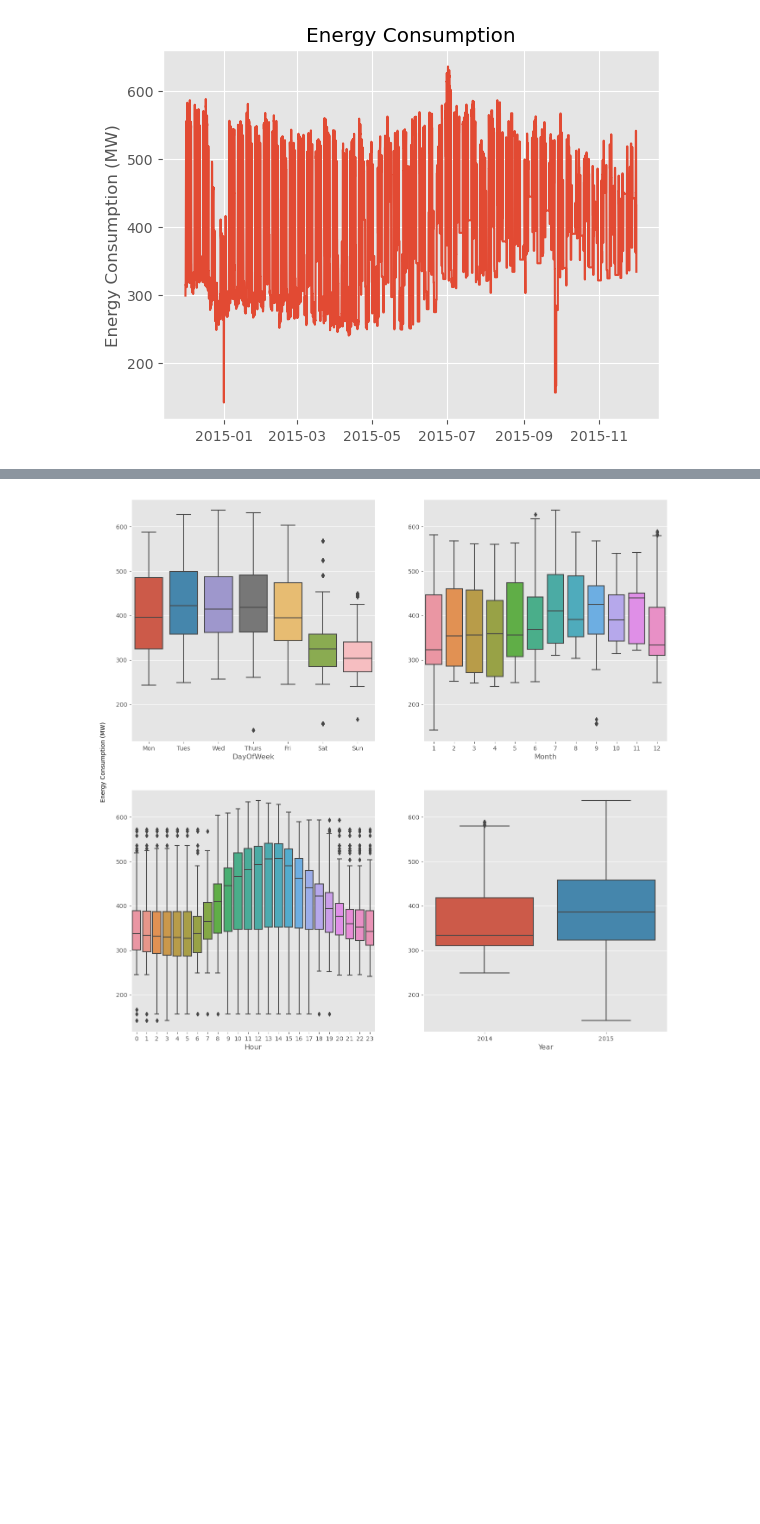
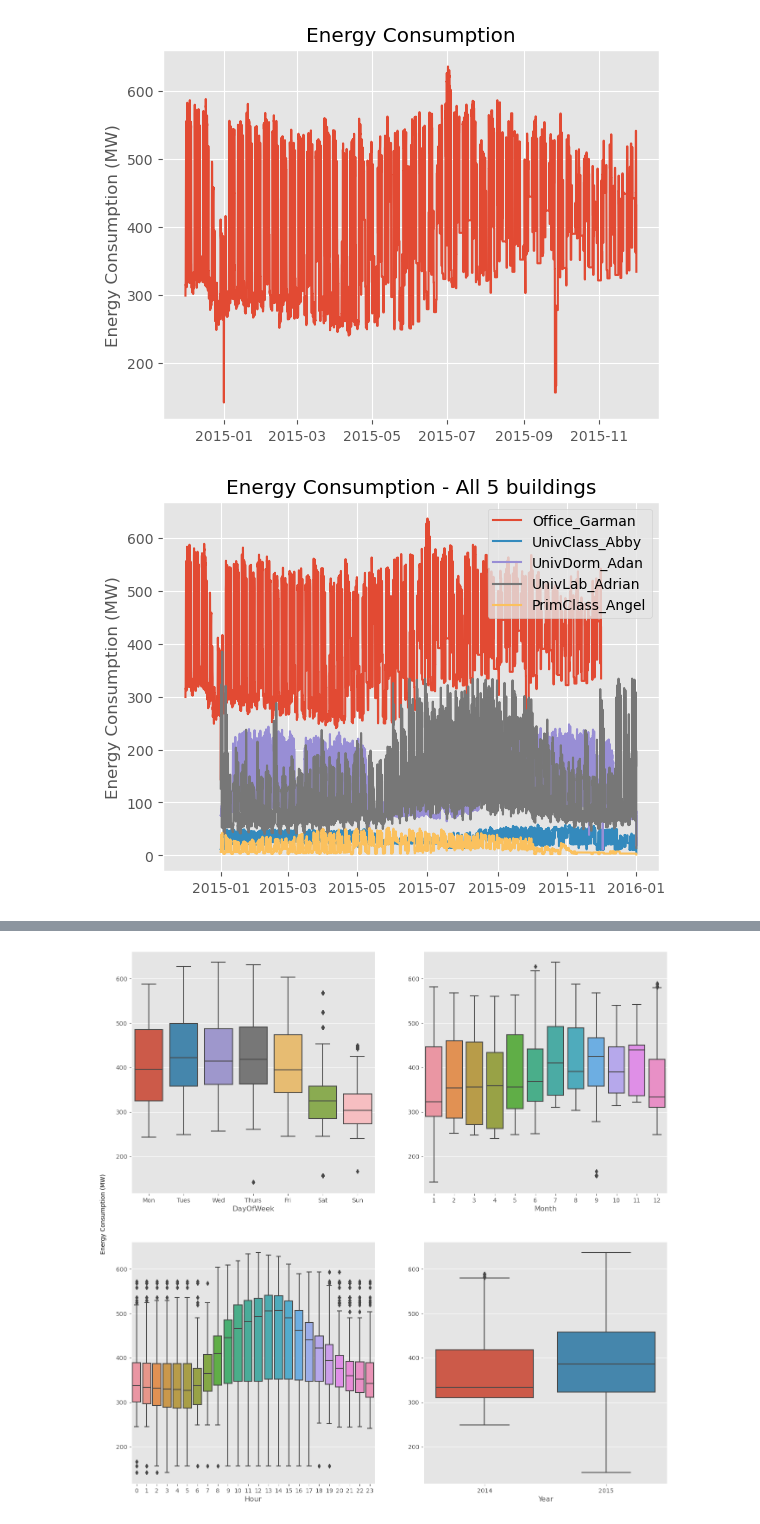
Before and after one commit to climaco-sarmiento/my-phd-project, a Jupyter notebook: model-studies/AR4.ipynb, the cells around one changed output, grey strips where cells are left out. Cells and saved outputs as stored; diff of their text form; code cells hidden in the pictures; blank space fills up the shorter version.

```diff
--- a/model-studies/AR4.ipynb
+++ b/model-studies/AR4.ipynb
@@ -1,64 +1,76 @@
 # %%
 import numpy as np
 import pandas as pd
-import matplotlib
 import matplotlib.pyplot as plt
 import seaborn as sns
 # Set Plotting Styles
 plt.style.use('ggplot')
 
 
-# Read the data from CSV file
+# Read the data from CSV files
 
 # Office_Garman
-ogdf = pd.read_csv("Office_Garman.csv", index_col="timestamp", parse_dates=True)
+og_df = pd.read_csv("Office_Garman.csv", index_col="timestamp", parse_dates=True)
 # Remove duplicate entries
-ogdf = ogdf.drop_duplicates()
+og_df = og_df.drop_duplicates()
 # Set the frequency to hourly
-ogdf = ogdf.asfreq('H')
+og_df = og_df.asfreq('H')
 # Fill missing values using forward fill method
-ogdf = ogdf.fillna(method='ffill')
+og_df = og_df.fillna(method='ffill')
 
 # UnivClass_Abby
-ogdf = pd.read_csv("Office_Garman.csv", index_col="timestamp", parse_dates=True)
+uc_df = pd.read_csv("UnivClass_Abby.csv", index_col="timestamp", parse_dates=True)
 # Remove duplicate entries
-ogdf = ogdf.drop_duplicates()
+uc_df = uc_df.drop_duplicates()
 # Set the frequency to hourly
-ogdf = ogdf.asfreq('H')
+uc_df = uc_df.asfreq('H')
 # Fill missing values using forward fill method
-ogdf = ogdf.fillna(method='ffill')
+uc_df = uc_df.fillna(method='ffill')
 
 # UnivDorm_Adan
-ogdf = pd.read_csv("Office_Garman.csv", index_col="timestamp", parse_dates=True)
+ud_df = pd.read_csv("UnivDorm_Adan.csv", index_col="timestamp", parse_dates=True)
 # Remove duplicate entries
-ogdf = ogdf.drop_duplicates()
+ud_df = ud_df.drop_duplicates()
 # Set the frequency to hourly
-ogdf = ogdf.asfreq('H')
+ud_df = ud_df.asfreq('H')
 # Fill missing values using forward fill method
-ogdf = ogdf.fillna(method='ffill')
+ud_df = ud_df.fillna(method='ffill')
 
 # UnivLab_Adrian
-ogdf = pd.read_csv("Office_Garman.csv", index_col="timestamp", parse_dates=True)
+uv_df = pd.read_csv("UnivLab_Adrian.csv", index_col="timestamp", parse_dates=True)
 # Remove duplicate entries
-ogdf = ogdf.drop_duplicates()
+uv_df = uv_df.drop_duplicates()
 # Set the frequency to hourly
-ogdf = ogdf.asfreq('H')
+uv_df = uv_df.asfreq('H')
 # Fill missing values using forward fill method
-ogdf = ogdf.fillna(method='ffill')
+uv_df = uv_df.fillna(method='ffill')
 
 # PrimClass_Angel
-ogdf = pd.read_csv("Office_Garman.csv", index_col="timestamp", parse_dates=True)
+pc_df = pd.read_csv("PrimClass_Angel.csv", index_col="timestamp", parse_dates=True)
 # Remove duplicate entries
-ogdf = ogdf.drop_duplicates()
+pc_df = pc_df.drop_duplicates()
 # Set the frequency to hourly
-ogdf = ogdf.asfreq('H')
+pc_df = pc_df.asfreq('H')
 # Fill missing values using forward fill method
-ogdf = ogdf.fillna(method='ffill')
+pc_df = pc_df.fillna(method='ffill')
 
-# Visualizing Energy Consumption Data
-plt.plot(ogdf.index, ogdf['Office_Garman'])
+# Visualizing Energy Consumption Data - Office_Garman
+plt.plot(og_df.index, og_df['Office_Garman'])
 plt.title('Energy Consumption')
 plt.ylabel('Energy Consumption (MW)')
 plt.show()
+
+# Visualizing Energy Consumption Data - all 5 buildings
+plt.plot(og_df.index, og_df['Office_Garman'], label='Office_Garman')
+plt.plot(uc_df.index, uc_df['UnivClass_Abby'], label='UnivClass_Abby')
+plt.plot(ud_df.index, ud_df['UnivDorm_Adan'], label='UnivDorm_Adan')
+plt.plot(uv_df.index, uv_df['UnivLab_Adrian'], label='UnivLab_Adrian')
+plt.plot(pc_df.index, pc_df['PrimClass_Angel'], label='PrimClass_Angel')
+
+plt.title('Energy Consumption - All 5 buildings')
+plt.ylabel('Energy Consumption (MW)')
+plt.legend()
+plt.show()
 # %% [output]
 [figure]
+[figure, added]
```
Also changed, not shown: parts of 2 cells of this notebook.
